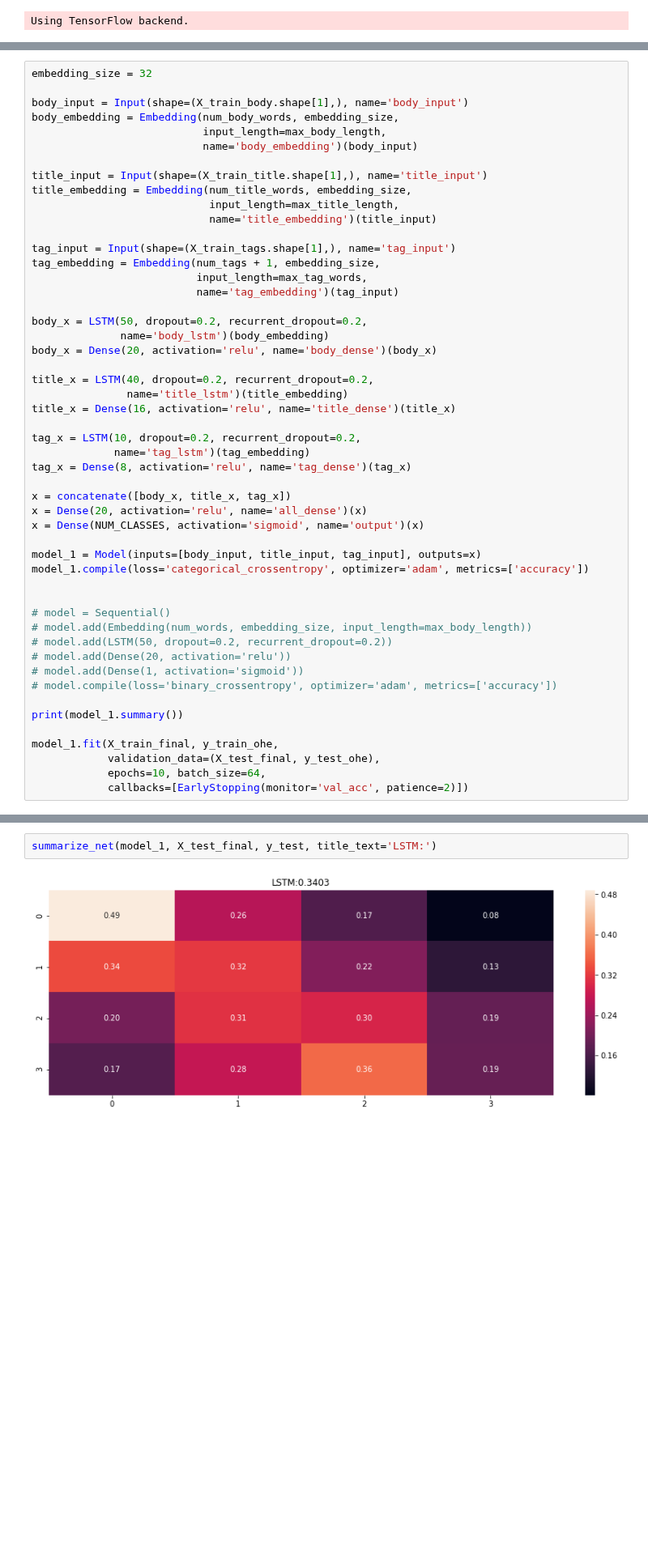
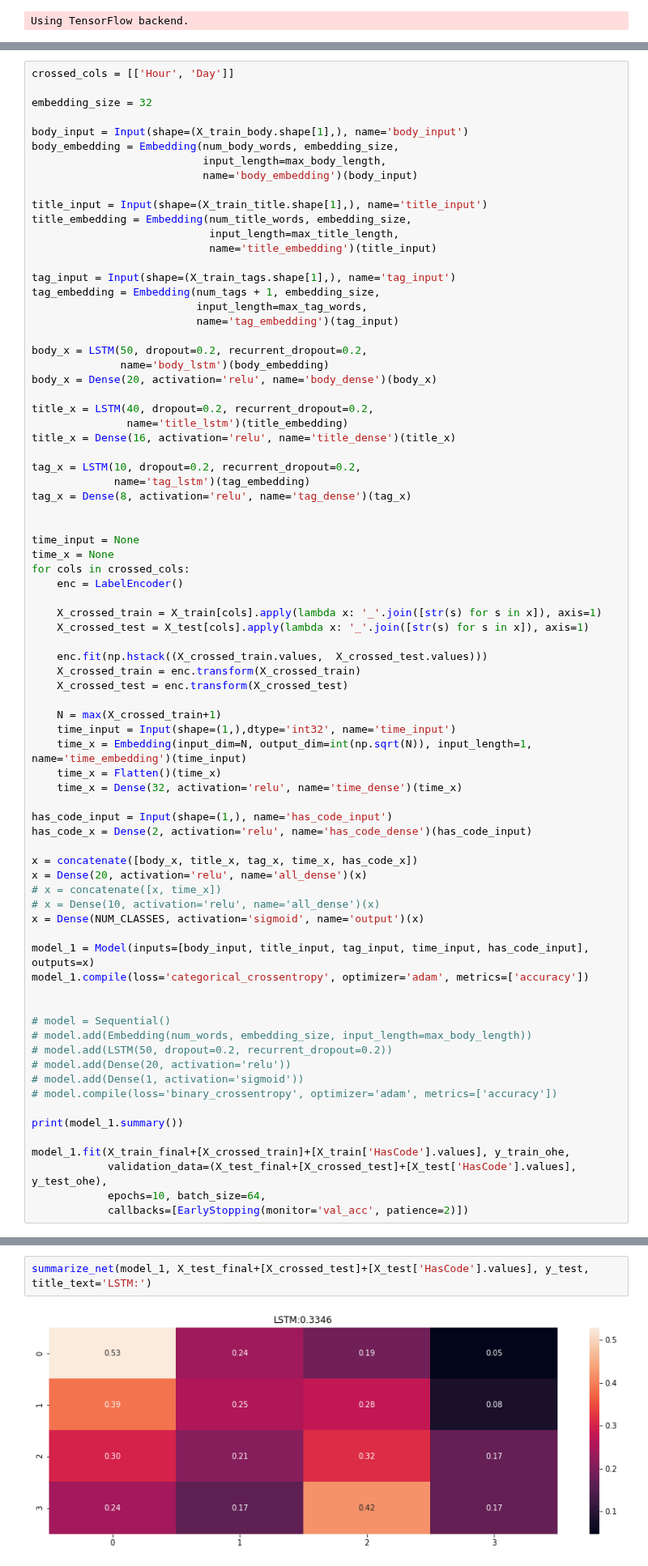
Before and after one commit to jakecarlson1/machine-learning-labs, a Jupyter notebook: Lab8/Lab 8 - Recurrent Neural Networks.ipynb, the cells around one changed output, grey strips where cells are left out. Shown at 81% size. Drawn from its saved outputs; the diff is of its cells as text; blank space fills up the shorter version.

Commit message:
Adds branches for time and has code

```diff
--- a/Lab8/Lab 8 - Recurrent Neural Networks.ipynb
+++ b/Lab8/Lab 8 - Recurrent Neural Networks.ipynb
@@ -351,6 +373,8 @@ from keras.layers.embeddings import Embedding
 from keras.preprocessing import sequence
 from keras.callbacks import EarlyStopping
 # %%
+crossed_cols = [['Hour', 'Day']]
+
 embedding_size = 32
 
 body_input = Input(shape=(X_train_body.shape[1],), name='body_input')
@@ -380,11 +404,35 @@ tag_x = LSTM(10, dropout=0.2, recurrent_dropout=0.2,
              name='tag_lstm')(tag_embedding)
 tag_x = Dense(8, activation='relu', name='tag_dense')(tag_x)
 
-x = concatenate([body_x, title_x, tag_x])
+
+time_input = None
+time_x = None
+for cols in crossed_cols:
+    enc = LabelEncoder()
+
+    X_crossed_train = X_train[cols].apply(lambda x: '_'.join([str(s) for s in x]), axis=1)
+    X_crossed_test = X_test[cols].apply(lambda x: '_'.join([str(s) for s in x]), axis=1)
+
+    enc.fit(np.hstack((X_crossed_train.values,  X_crossed_test.values)))
+    X_crossed_train = enc.transform(X_crossed_train)
+    X_crossed_test = enc.transform(X_crossed_test)
+
+    N = max(X_crossed_train+1)
+    time_input = Input(shape=(1,),dtype='int32', name='time_input')
+    time_x = Embedding(input_dim=N, output_dim=int(np.sqrt(N)), input_length=1, name='time_embedding')(time_input)
+    time_x = Flatten()(time_x)
+    time_x = Dense(32, activation='relu', name='time_dense')(time_x)
+
+has_code_input = Input(shape=(1,), name='has_code_input')
+has_code_x = Dense(2, activation='relu', name='has_code_dense')(has_code_input)
+
+x = concatenate([body_x, title_x, tag_x, time_x, has_code_x])
 x = Dense(20, activation='relu', name='all_dense')(x)
+# x = concatenate([x, time_x])
+# x = Dense(10, activation='relu', name='all_dense')(x)
 x = Dense(NUM_CLASSES, activation='sigmoid', name='output')(x)
 
-model_1 = Model(inputs=[body_input, title_input, tag_input], outputs=x)
+model_1 = Model(inputs=[body_input, title_input, tag_input, time_input, has_code_input], outputs=x)
 model_1.compile(loss='categorical_crossentropy', optimizer='adam', metrics=['accuracy'])
 
 
@@ -397,8 +445,8 @@ model_1.compile(loss='categorical_crossentropy', optimizer='adam', metrics=['acc
 
 print(model_1.summary())
 
-model_1.fit(X_train_final, y_train_ohe,
-            validation_data=(X_test_final, y_test_ohe),
+model_1.fit(X_train_final+[X_crossed_train]+[X_train['HasCode'].values], y_train_ohe,
+            validation_data=(X_test_final+[X_crossed_test]+[X_test['HasCode'].values], y_test_ohe),
             epochs=10, batch_size=64,
             callbacks=[EarlyStopping(monitor='val_acc', patience=2)])
 # %% [output]
@@ -438,9 +486,9 @@ def summarize_net(net, X_test, y_test, title_text=''):
     plt.title(title_text+'{:.4f}'.format(acc))
     plt.show()
 # %%
-summarize_net(model_1, X_test_final, y_test, title_text='LSTM:')
+summarize_net(model_1, X_test_final+[X_crossed_test]+[X_test['HasCode'].values], y_test, title_text='LSTM:')
 # %% [output]
-[figure, old version]
+[figure, new version]
 # %%
 embedding_size = 32
 model = Sequential()
```
Also changed, not shown: parts of 8 cells of this notebook.
